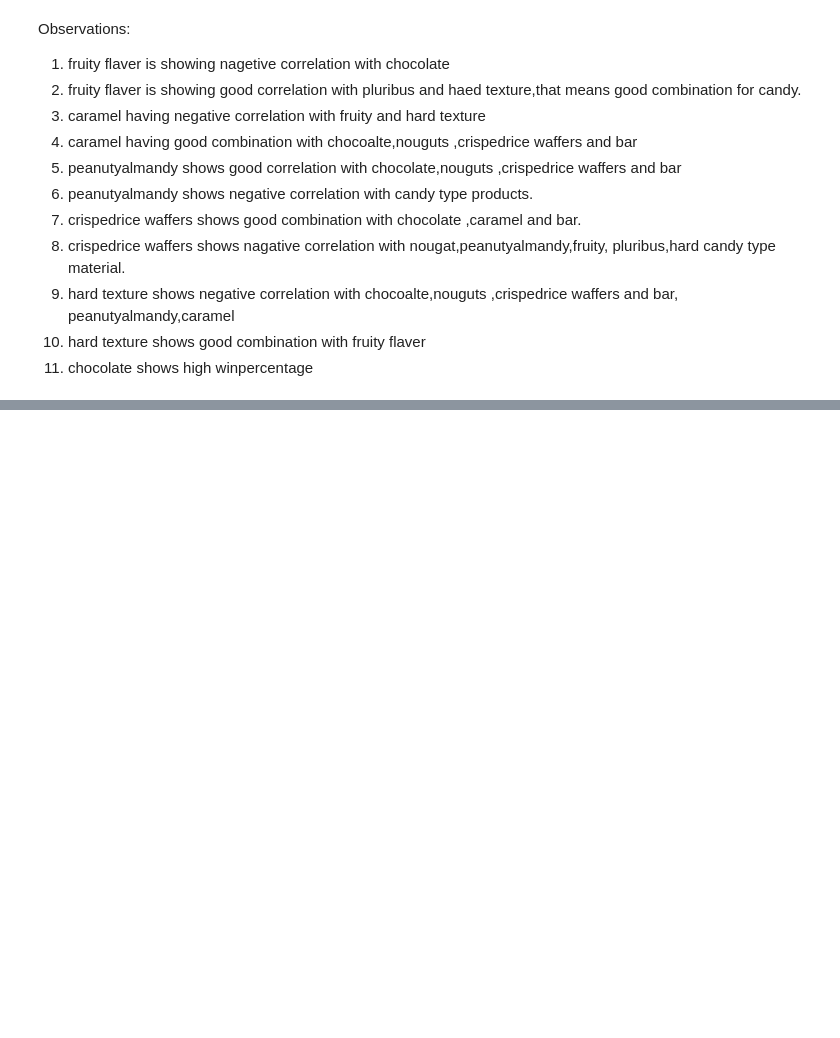
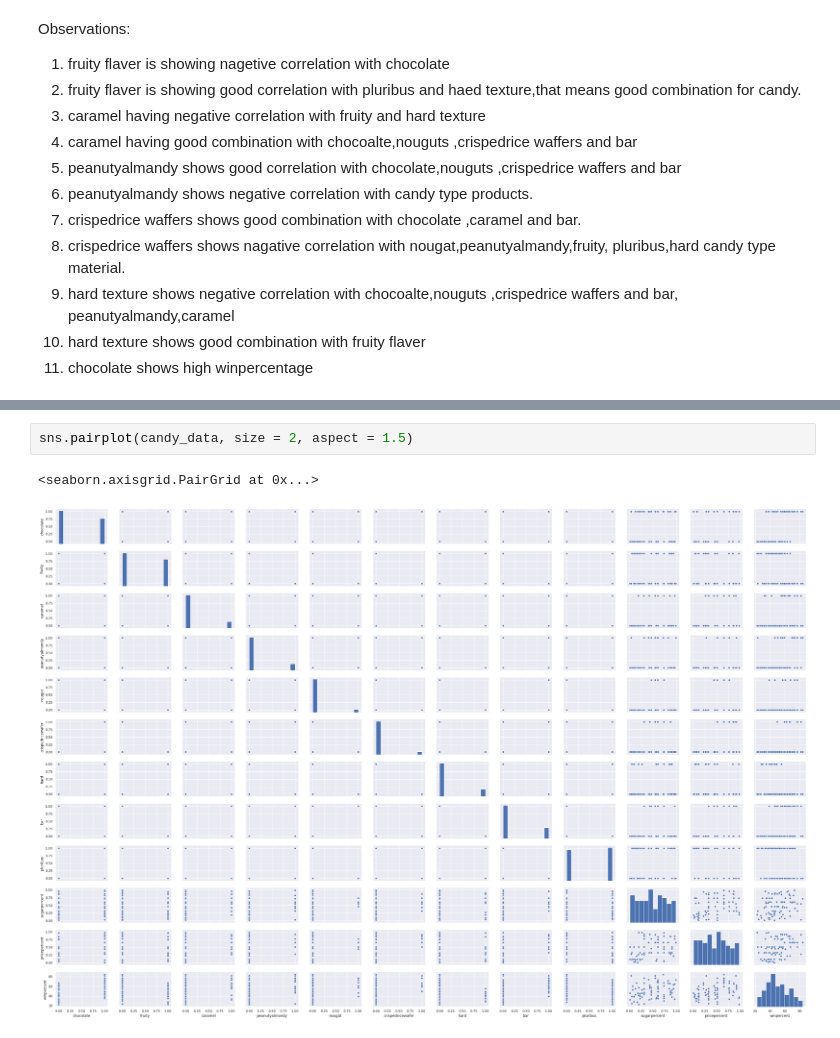
Before and after one commit to URP-DataScience/URP_ML1, a Jupyter notebook: ML Foundation Project.ipynb, the cells around one changed output, grey strips where cells are left out. Drawn from its saved outputs; the diff is of its cells as text; blank space fills up the shorter version.

```diff
--- a/ML Foundation Project.ipynb
+++ b/ML Foundation Project.ipynb
@@ -124,0 +139,5 @@ NameError: ignored
+# %%
+sns.pairplot(candy_data, size = 2, aspect = 1.5)
+# %% [output]
+<seaborn.axisgrid.PairGrid at 0x...>
+[figure, added]
```
Also changed, not shown: parts of 4 cells of this notebook.
